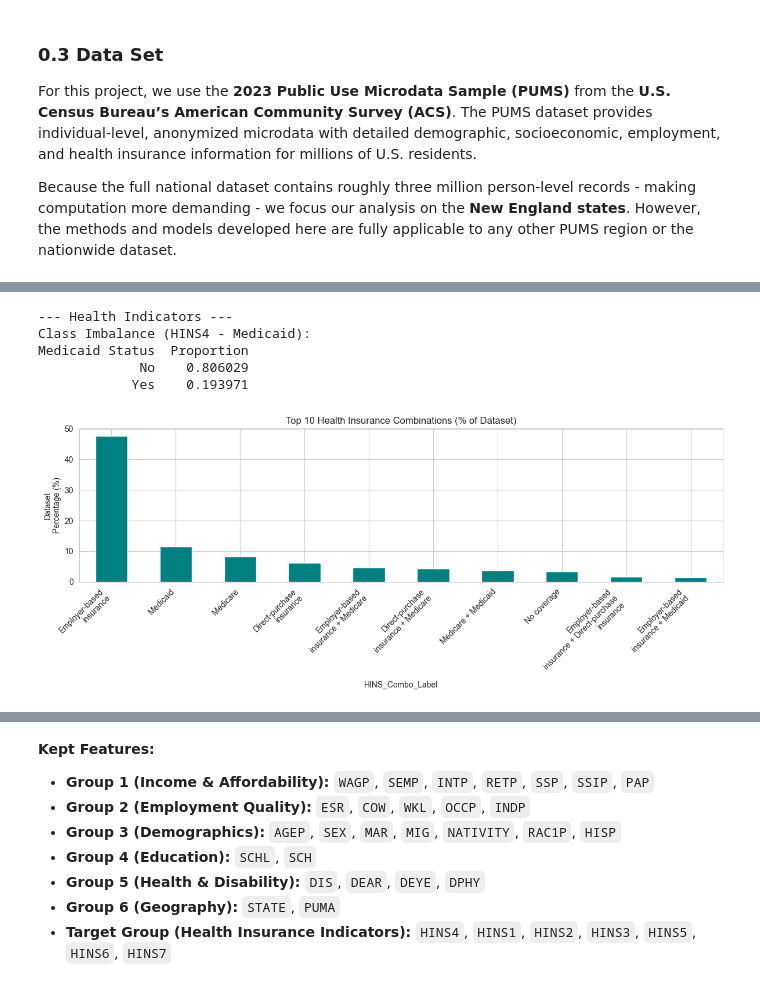
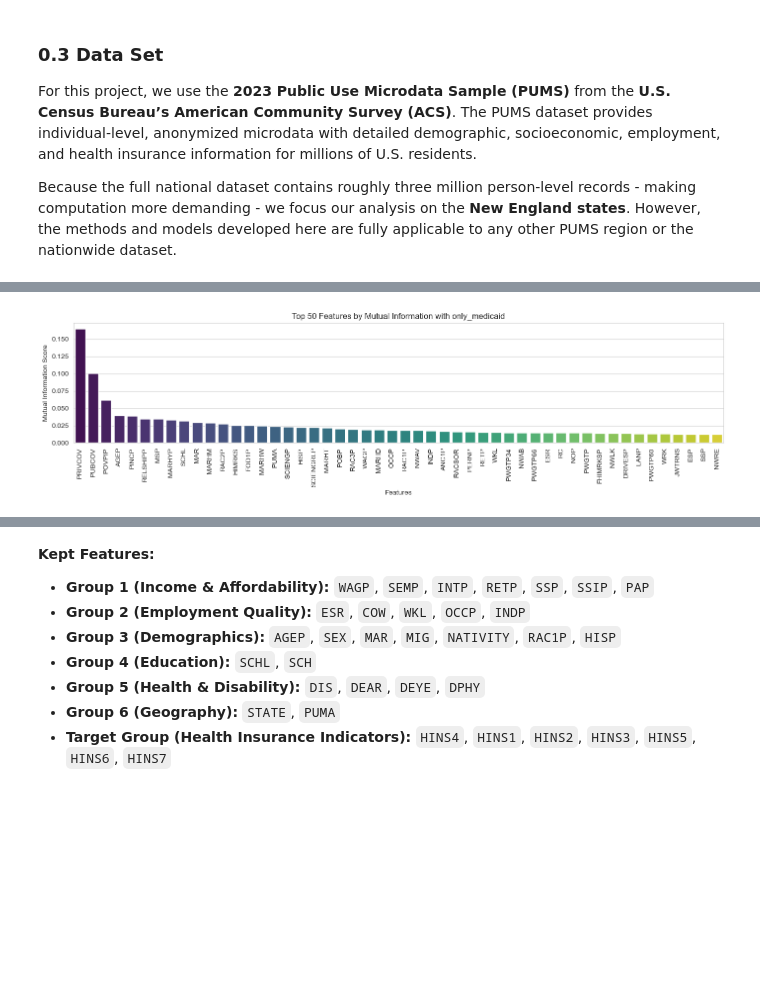
Before and after one commit to UnicornnGrg/AppliedMachineLearning, a Jupyter notebook: Project_Report.ipynb, the cells around one changed output, grey strips where cells are left out. Saved outputs shown, nothing was run; the diff lists cells and outputs as text; code cells hidden in the pictures; blank space fills up the shorter version.

```diff
--- a/Project_Report.ipynb
+++ b/Project_Report.ipynb
@@ -307,54 +303,26 @@ DIVISION     0.000000
-# %%
-# Health Indicators & Medicaid Class Imbalance
-print("\n--- Health Indicators ---")
-# Define HINS labels
-hins_labels = {
-    'HINS1': 'Employer-based\ninsurance',
-    'HINS2': 'Direct-purchase\ninsurance',
-    'HINS3': 'Medicare',
-    'HINS4': 'Medicaid',
-    'HINS5': 'Tricare/VA',
-    'HINS6': 'Other public\ninsurance',
-    'HINS7': 'No coverage'
-}
-# Replace 1/2 with descriptive labels for display
-dist = df_raw['HINS4'].map({1: 'Yes', 2: 'No'}).value_counts(normalize=True)
-
-# Convert to DataFrame to add headers
-dist_df = pd.DataFrame(dist).reset_index()
-dist_df.columns = ['Medicaid Status', 'Proportion']
-
-print(f"Class Imbalance (HINS4 - {hins_labels['HINS4']}):")
-print(dist_df.to_string(index=False))
-
-# HINS Combinations Chart with labels and percentages
-hins_cols = sorted([c for c in df_raw.columns if c.startswith('HINS') and len(c) == 5])
-if hins_cols:
-    # Create a mapping function for the combination labels
-    def map_hins_combo(row):
-        combo_parts = []
-        for col in hins_cols:
-            val = row[col]
-            if val == 1:
-                combo_parts.append(hins_labels.get(col, col))
-        return ' + '.join(combo_parts) if combo_parts else 'No coverage'
-    df_raw['HINS_Combo_Label'] = df_raw.apply(map_hins_combo, axis=1)
-    top_combos = df_raw['HINS_Combo_Label'].value_counts(normalize=True).head(10) * 100  # Convert to percentage
-
-    plt.figure(figsize=(12, 5))
-    ax = top_combos.plot(kind='bar', color='teal')
-    plt.title('Top 10 Health Insurance Combinations (% of Dataset)')
-    # Set multiline x and y axis labels
-    plt.ylabel('Dataset\nPercentage (%)')
-    # Rotate x-axis labels for better readability
-    plt.xticks(rotation=45, ha='right')
-    # Adjust layout to prevent label cutoff
-    plt.tight_layout()
-    plt.show()
-# %% [output]
---- Health Indicators ---
-Class Imbalance (HINS4 - Medicaid):
-Medicaid Status  Proportion
-             No    0.806029
-            Yes    0.193971
-[figure, removed]
+# %%
+# Use a sample for speed
+sample_df = df_raw.sample(min(5000, len(df_raw)), random_state=42).fillna(0)
+
+# Define X and y for mutual information
+# Drop target + all HINS columns (to avoid target leakage)
+drop_cols = ['only_medicaid'] + [c for c in sample_df.columns if c.startswith('HINS')]
+X_mi = sample_df.select_dtypes(include=[np.number]).drop(columns=drop_cols, errors='ignore')
+y_mi = sample_df['only_medicaid']
+
+# Mutual information
+mi = mutual_info_classif(X_mi, y_mi, random_state=42)
+mi_series = pd.Series(mi, index=X_mi.columns).sort_values(ascending=False)
+
+# Plot TOP 50 Mutual Information scores
+plt.figure(figsize=(14, 4))
+top_50_mi = mi_series.head(50)
+sns.barplot(x=top_50_mi.index, y=top_50_mi.values, palette='viridis')
+plt.title('Top 50 Features by Mutual Information with only_medicaid')
+plt.xlabel('Features')
+plt.ylabel('Mutual Information Score')
+plt.xticks(rotation=90)
+plt.tight_layout()
+plt.show()
+# %% [output]
+[figure, added]
```
Also changed, not shown: parts of 47 cells of this notebook.
